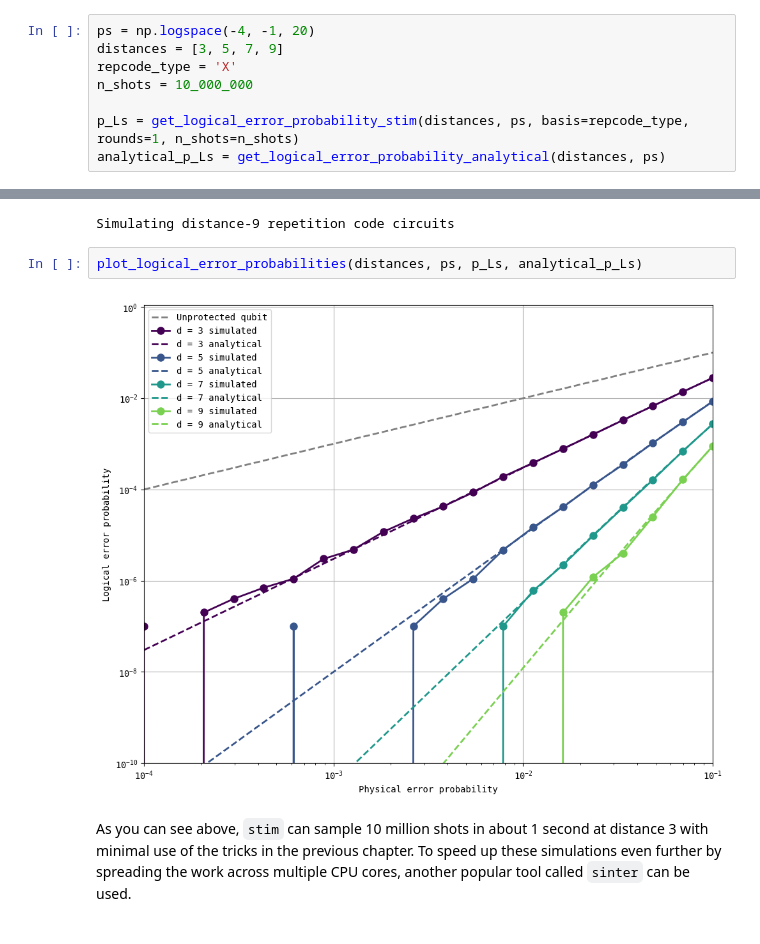
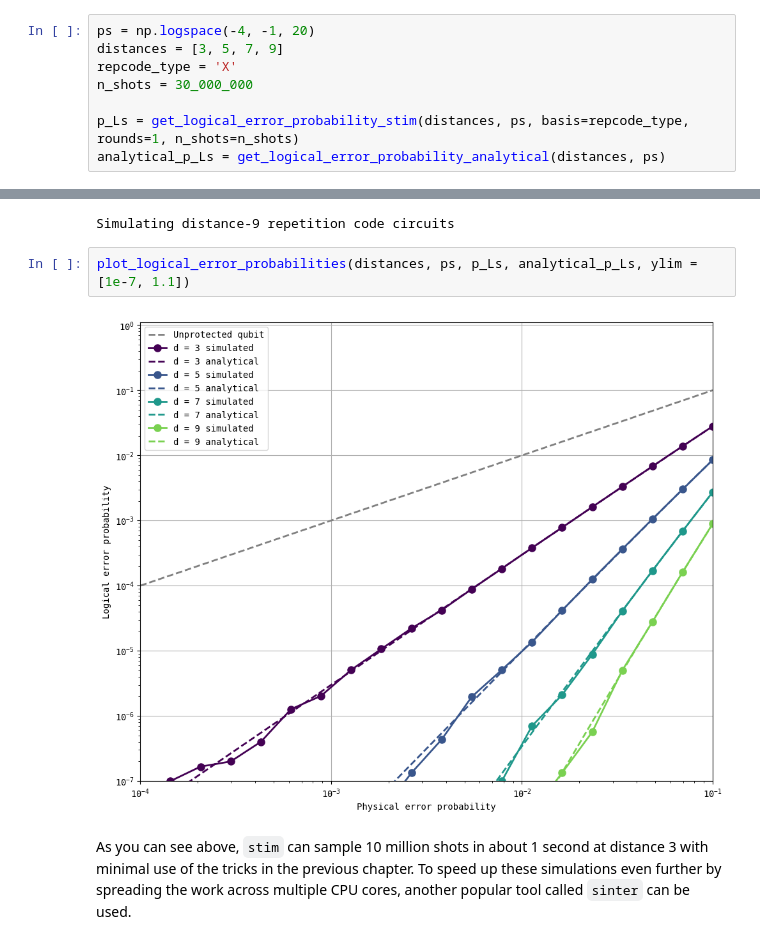
Before and after one commit to seunomonije/deltakit-textbook, a Jupyter notebook: docs/notebooks/ch3-state-of-art-tools/repetition-and-shor-codes-stim.ipynb, the cells around one changed output, grey strips where cells are left out. Drawn from its saved outputs; the diff is of its cells as text.

```diff
--- a/docs/notebooks/ch3-state-of-art-tools/repetition-and-shor-codes-stim.ipynb
+++ b/docs/notebooks/ch3-state-of-art-tools/repetition-and-shor-codes-stim.ipynb
@@ -137,7 +136,7 @@ Now, we can make our first physical error probability vs logical error probabili
 ps = np.logspace(-4, -1, 20)
 distances = [3, 5, 7, 9]
 repcode_type = 'X'
-n_shots = 10_000_000
+n_shots = 30_000_000
 
 p_Ls = get_logical_error_probability_stim(distances, ps, basis=repcode_type, rounds=1, n_shots=n_shots)
 analytical_p_Ls = get_logical_error_probability_analytical(distances, ps)
@@ -147,9 +146,9 @@ Simulating distance-5 repetition code circuits
 Simulating distance-7 repetition code circuits
 Simulating distance-9 repetition code circuits
 # %%
-plot_logical_error_probabilities(distances, ps, p_Ls, analytical_p_Ls)
+plot_logical_error_probabilities(distances, ps, p_Ls, analytical_p_Ls, ylim = [1e-7, 1.1])
 # %% [output]
-[figure, old version]
+[figure, new version]
 # %% [markdown]
 As you can see above, `stim` can sample 10 million shots in about 1 second at distance 3 with minimal use of the tricks in the previous chapter. To speed up these simulations even further by spreading the work across multiple CPU cores, another popular tool called `sinter` can be used.
 # %% [markdown]
```
Also changed, not shown: parts of 4 cells of this notebook, 11 other files.
